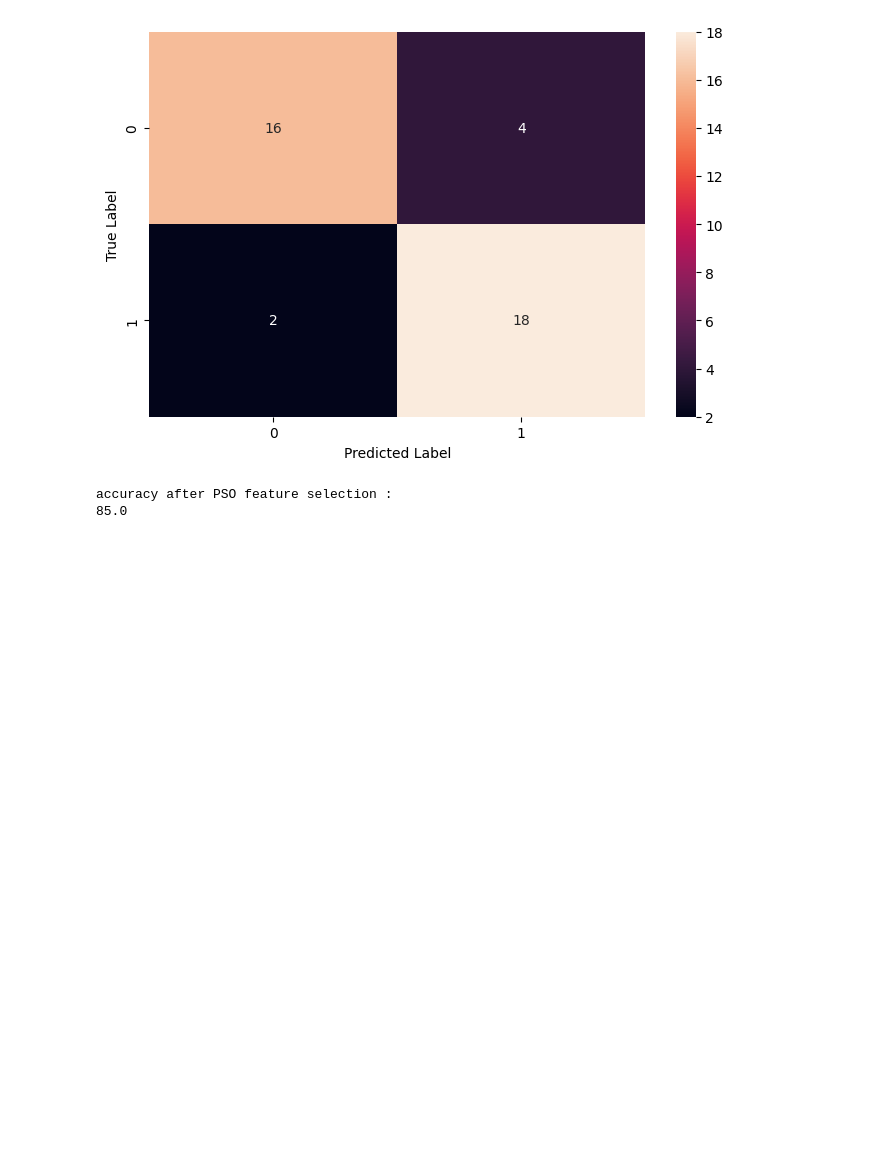
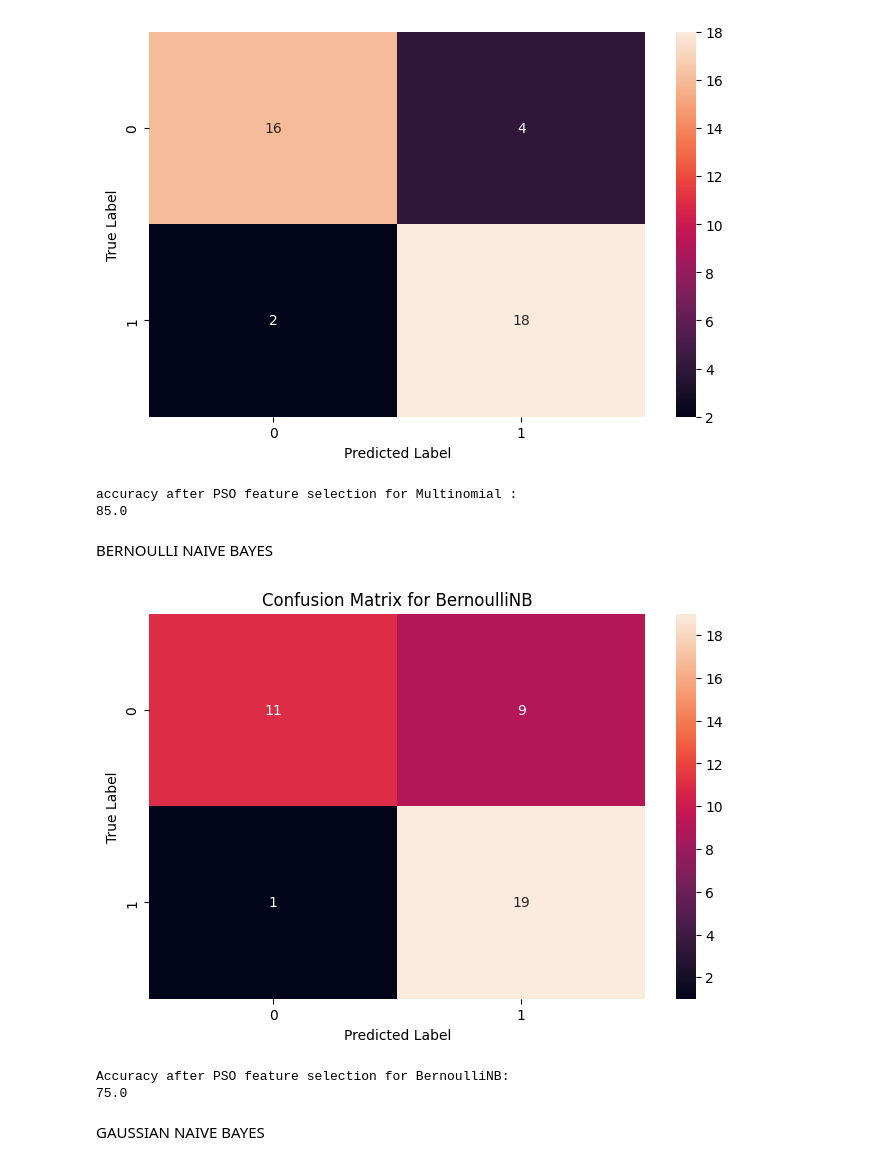
Before and after one commit to mahsyazeta/NBPSO, a Jupyter notebook: nbpso/pso_NB.ipynb, the cells around one changed output. Drawn from its saved outputs; the diff is of its cells as text; code cells hidden in the pictures; blank space fills up the shorter version.

```diff
--- a/nbpso/pso_NB.ipynb
+++ b/nbpso/pso_NB.ipynb
@@ -103,12 +55,13 @@ print(X_train,X_test)
 # %%
-def evaluate_features(X, y, indices):
+# Fungsi untuk mengevaluasi fitur
+def evaluate_features(X, y, indices, model):
     X_subset = X[:, indices]
-    mnb = MultinomialNB()
-    mnb.fit(X_subset, y)
-    predict = mnb.predict(X_subset)
+    model.fit(X_subset, y)
+    predict = model.predict(X_subset)
     return accuracy_score(y, predict)
 
-def pso_feature_selection(X, y, n_particles, n_iterations, learning_rate=0.5):
+# Fungsi PSO untuk pemilihan fitur
+def pso_feature_selection(X, y, n_particles, n_iterations, model, learning_rate=0.5):
     n_features = X.shape[1]
     particles_position = np.random.choice([0, 1], size=(n_particles, n_features))
     global_best_position = None
@@ -117,7 +70,7 @@ def pso_feature_selection(X, y, n_particles, n_iterations, learning_rate=0.5):
     for _ in range(n_iterations):
         for particle_position in particles_position:
             selected_indices = np.where(particle_position == 1)[0]
-            score = evaluate_features(X, y, selected_indices)
+            score = evaluate_features(X, y, selected_indices, model)
 
             if score > global_best_score:
                 global_best_score = score
@@ -203,8 +122,33 @@ plt.show()
 [figure]
 # %%
 # Skor akurasi model
-print('accuracy after PSO feature selection : ')
+print('accuracy after PSO feature selection for Multinomial : ')
 print(accuracy_score(y_test, predict_selected)*100)
 # %% [output]
-accuracy after PSO feature selection :
+accuracy after PSO feature selection for Multinomial :
 85.0
+# %% [markdown]
+BERNOULLI NAIVE BAYES
+# %%
+#klasifikasi
+bnb_selected = BernoulliNB()
+bnb_selected.fit(X_train_selected, y_train)
+predict_selected_bernoulli = bnb_selected.predict(X_test_selected)
+# %%
+#confusion matrix model BernoulliNB
+f, ax = plt.subplots(figsize=(8,5))
+sns.heatmap(confusion_matrix(y_test, predict_selected_bernoulli), annot=True, fmt=".0f", ax=ax)
+plt.xlabel("Predicted Label")
+plt.ylabel("True Label")
+plt.title("Confusion Matrix for BernoulliNB")
+plt.show()
+# %% [output]
+[figure, added]
+# %%
+print('Accuracy after PSO feature selection for BernoulliNB: ')
+print(accuracy_score(y_test, predict_selected_bernoulli)*100)
+# %% [output]
+Accuracy after PSO feature selection for BernoulliNB:
+75.0
+# %% [markdown]
+GAUSSIAN NAIVE BAYES
```
Also changed, not shown: parts of 10 cells of this notebook.
